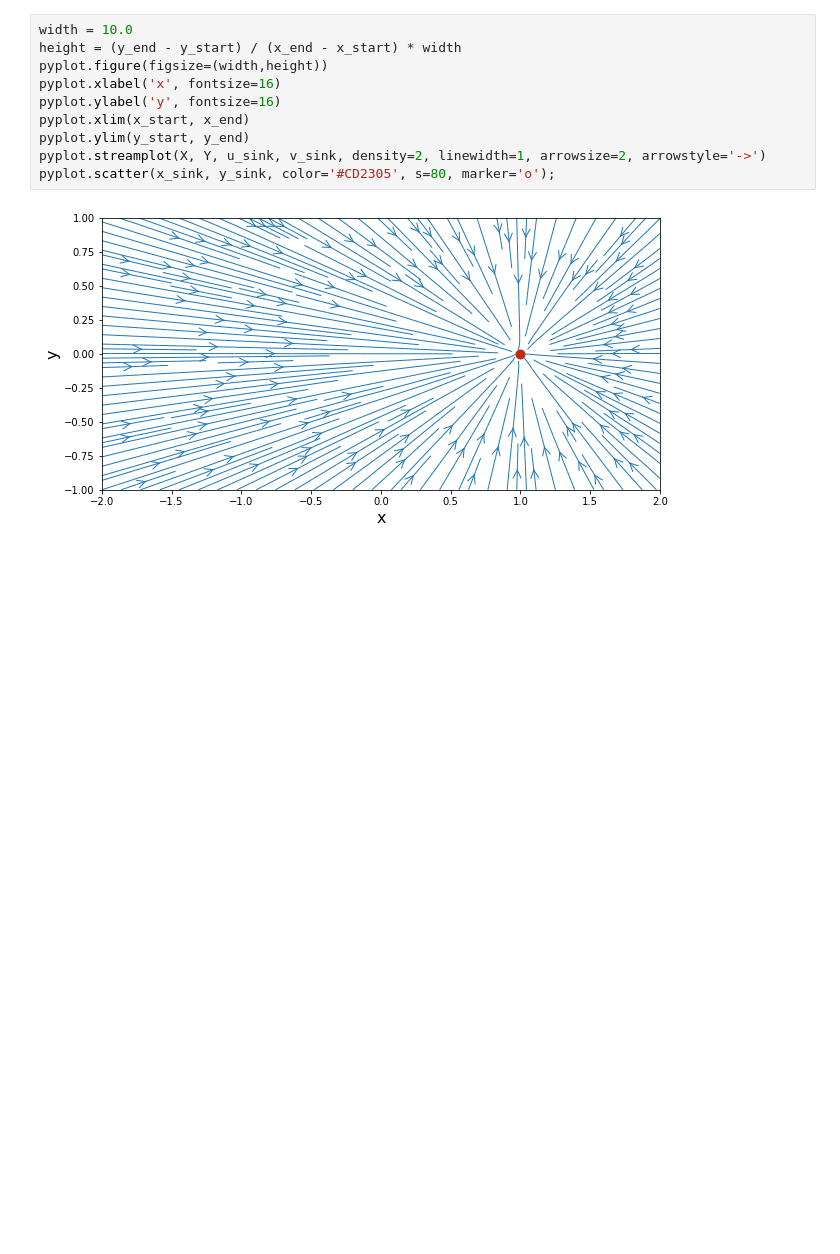
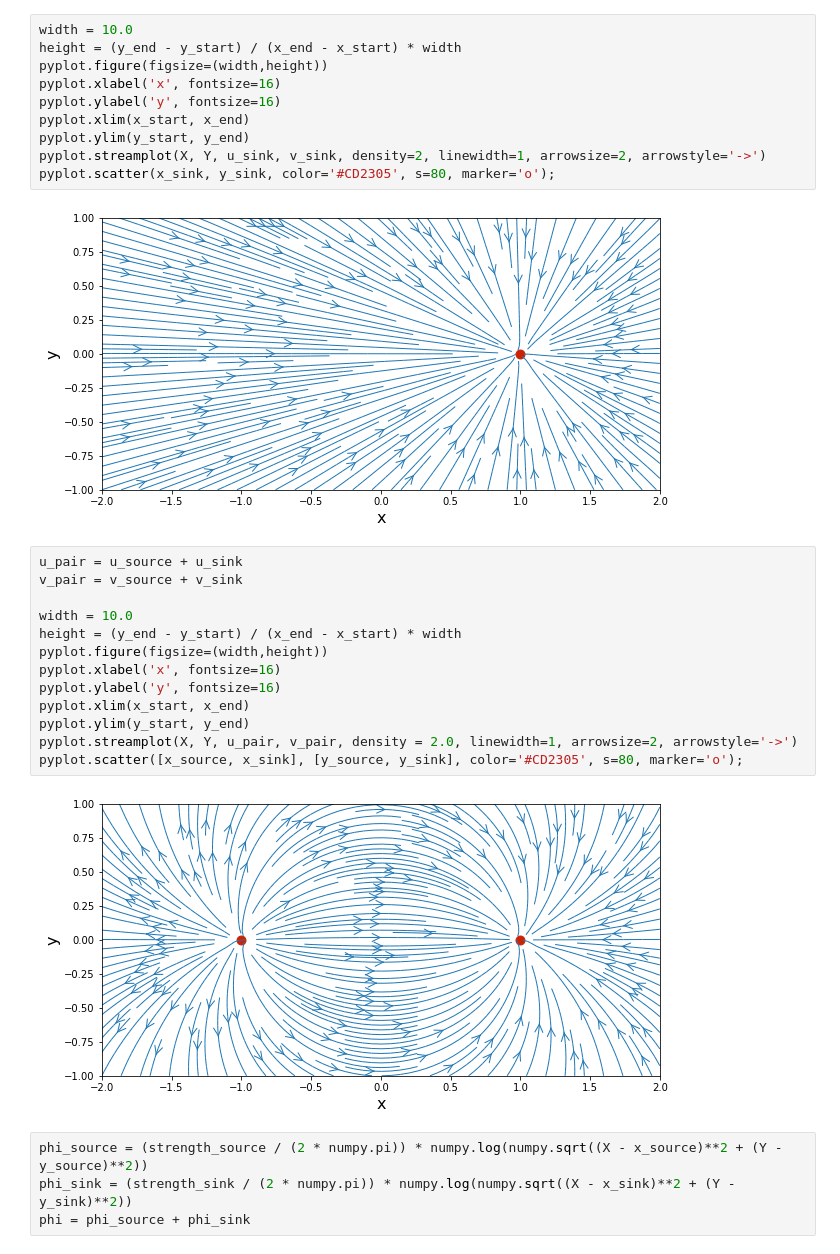
Before and after one commit to ppaulson56/MAE6226, a Jupyter notebook: 01_L1.ipynb, the cells around one changed output. Saved outputs shown, nothing was run; the diff lists cells and outputs as text; blank space fills up the shorter version.

```diff
--- a/01_L1.ipynb
+++ b/01_L1.ipynb
@@ -83,3 +83,22 @@ pyplot.streamplot(X, Y, u_sink, v_sink, density=2, linewidth=1, arrowsize=2, arr
 pyplot.scatter(x_sink, y_sink, color='#CD2305', s=80, marker='o');
 # %% [output]
 [figure]
+# %%
+u_pair = u_source + u_sink
+v_pair = v_source + v_sink
+
+width = 10.0
+height = (y_end - y_start) / (x_end - x_start) * width
+pyplot.figure(figsize=(width,height))
+pyplot.xlabel('x', fontsize=16)
+pyplot.ylabel('y', fontsize=16)
+pyplot.xlim(x_start, x_end)
+pyplot.ylim(y_start, y_end)
+pyplot.streamplot(X, Y, u_pair, v_pair, density = 2.0, linewidth=1, arrowsize=2, arrowstyle='->')
+pyplot.scatter([x_source, x_sink], [y_source, y_sink], color='#CD2305', s=80, marker='o');
+# %% [output]
+[figure, added]
+# %%
+phi_source = (strength_source / (2 * numpy.pi)) * numpy.log(numpy.sqrt((X - x_source)**2 + (Y - y_source)**2))
+phi_sink = (strength_sink / (2 * numpy.pi)) * numpy.log(numpy.sqrt((X - x_sink)**2 + (Y - y_sink)**2))
+phi = phi_source + phi_sink
```
Also changed, not shown: parts of 1 cell of this notebook, 1 other file.
